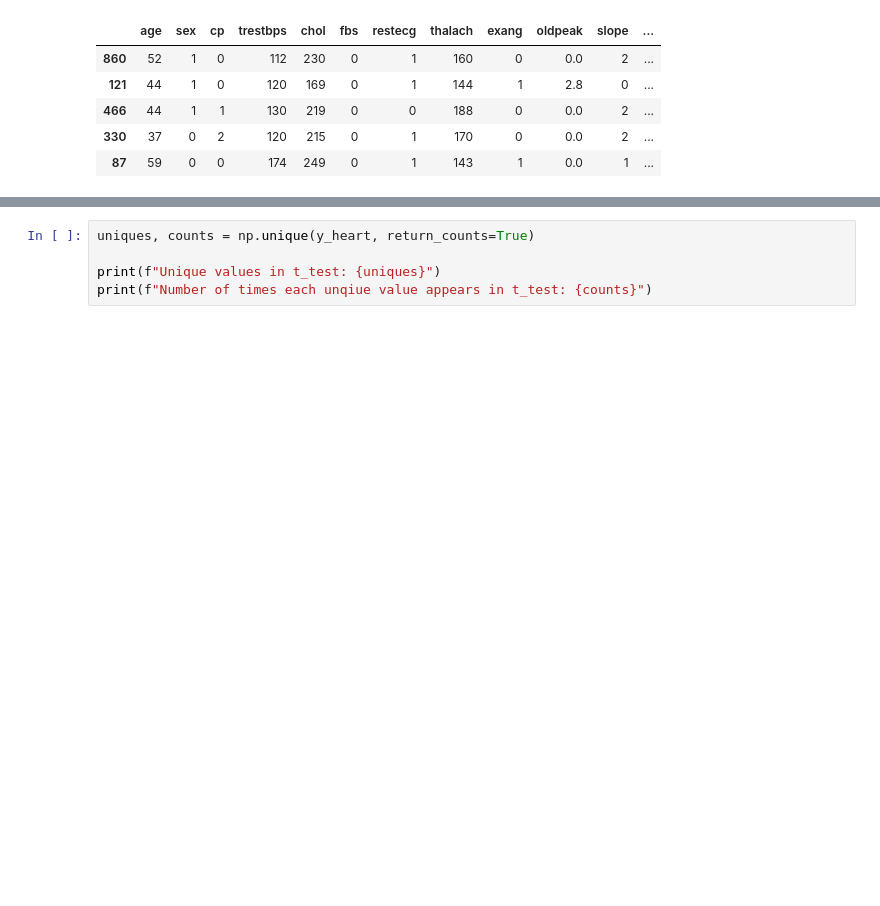
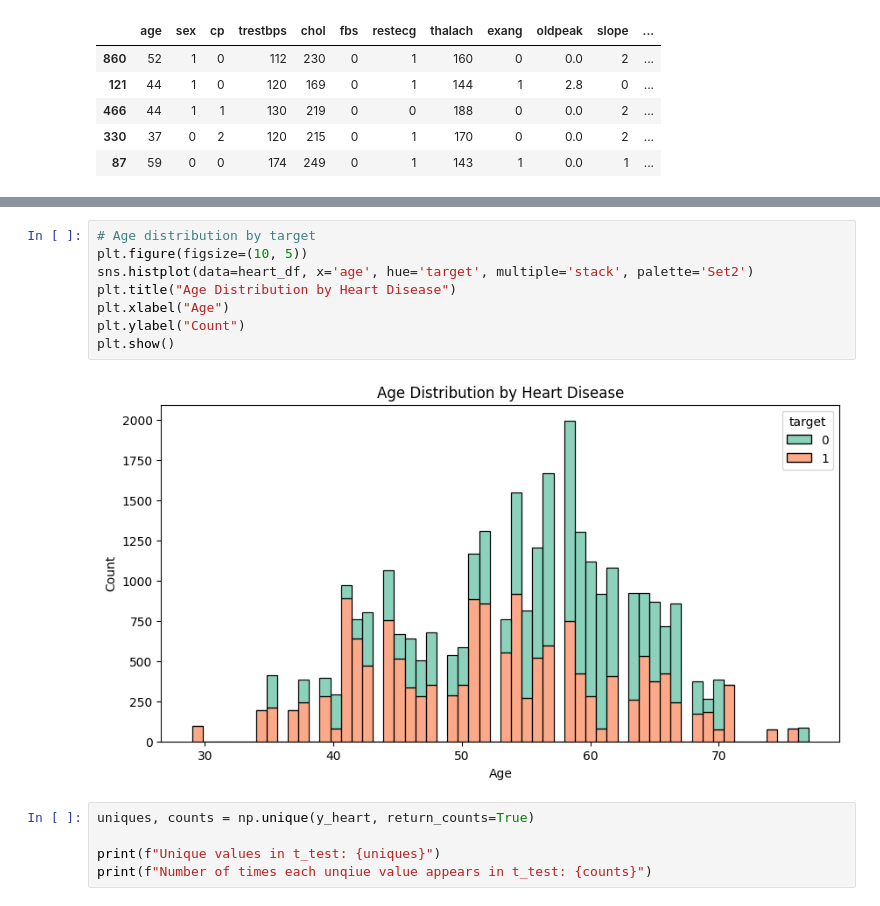
Before and after one commit to cnkouakou/ITC5154_clkouakou, a Jupyter notebook: 5154_Claude_Project.ipynb, the cells around one changed output, grey strips where cells are left out. Saved outputs shown, nothing was run; the diff lists cells and outputs as text; blank space fills up the shorter version.

```diff
--- a/5154_Claude_Project.ipynb
+++ b/5154_Claude_Project.ipynb
@@ -93,3 +115,13 @@ heart_df.head()
+# %%
+# Age distribution by target
+plt.figure(figsize=(10, 5))
+sns.histplot(data=heart_df, x='age', hue='target', multiple='stack', palette='Set2')
+plt.title("Age Distribution by Heart Disease")
+plt.xlabel("Age")
+plt.ylabel("Count")
+plt.show()
+# %% [output]
+[figure, added]
 # %%
 uniques, counts = np.unique(y_heart, return_counts=True)
 
```
Also changed, not shown: parts of 9 cells of this notebook, 2 other files.
